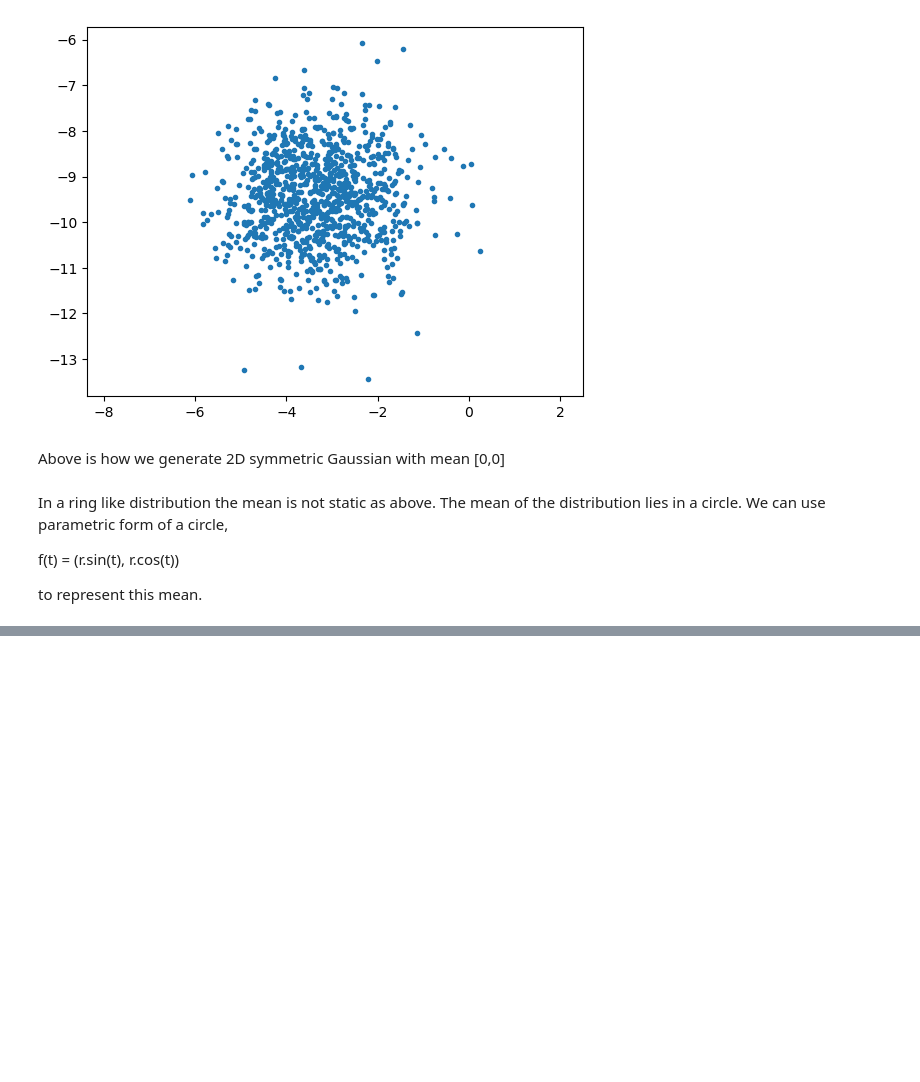
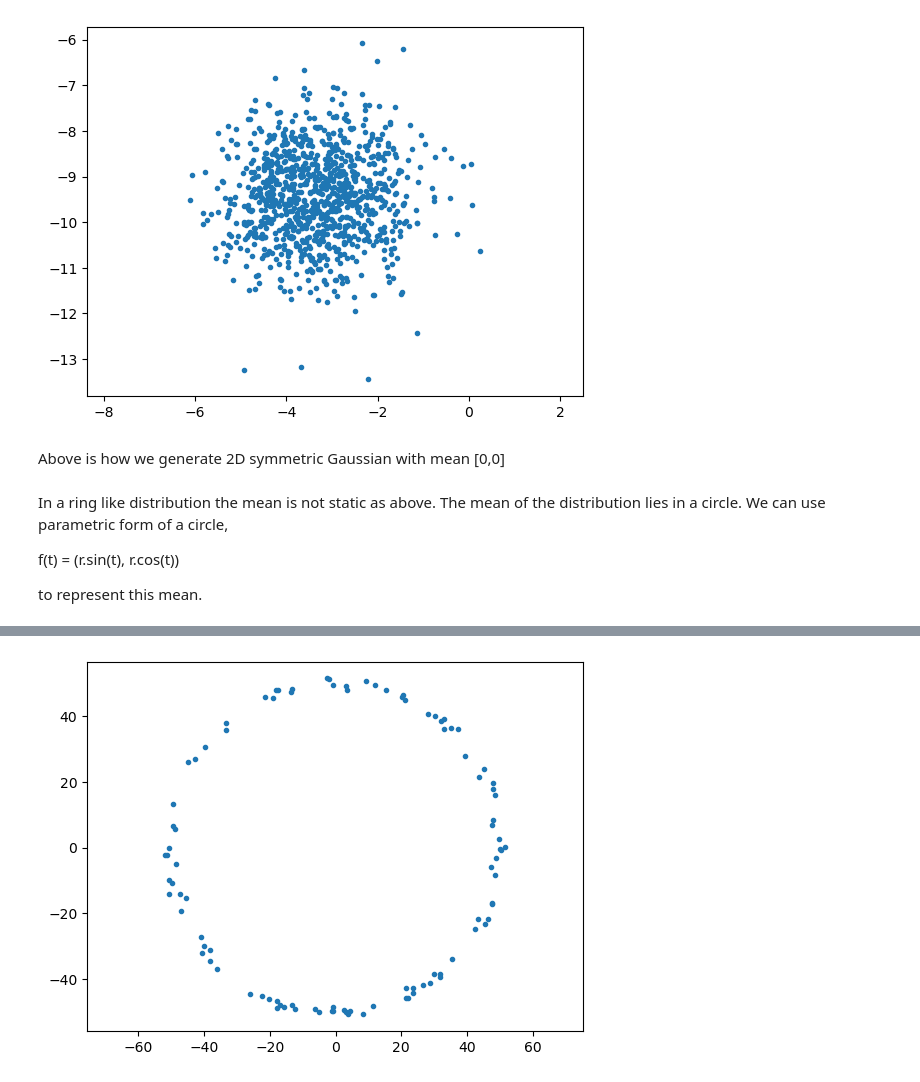
Before and after one commit to Wishmitha/2D_ring_gaussian_gen, a Jupyter notebook: data_generator.ipynb, the cells around one changed output, grey strips where cells are left out. Cells and saved outputs as stored; diff of their text form; code cells hidden in the pictures; blank space fills up the shorter version.

```diff
--- a/data_generator.ipynb
+++ b/data_generator.ipynb
@@ -39,0 +65,7 @@ plt.show()
+# %%
+x, y = gen_2D_ring_gaussian(N=100) # N=100 and other default params
+plt.plot(x, y, '.')
+plt.axis('equal')
+plt.show()
+# %% [output]
+[figure, added]
```
Also changed, not shown: parts of 10 cells of this notebook.
